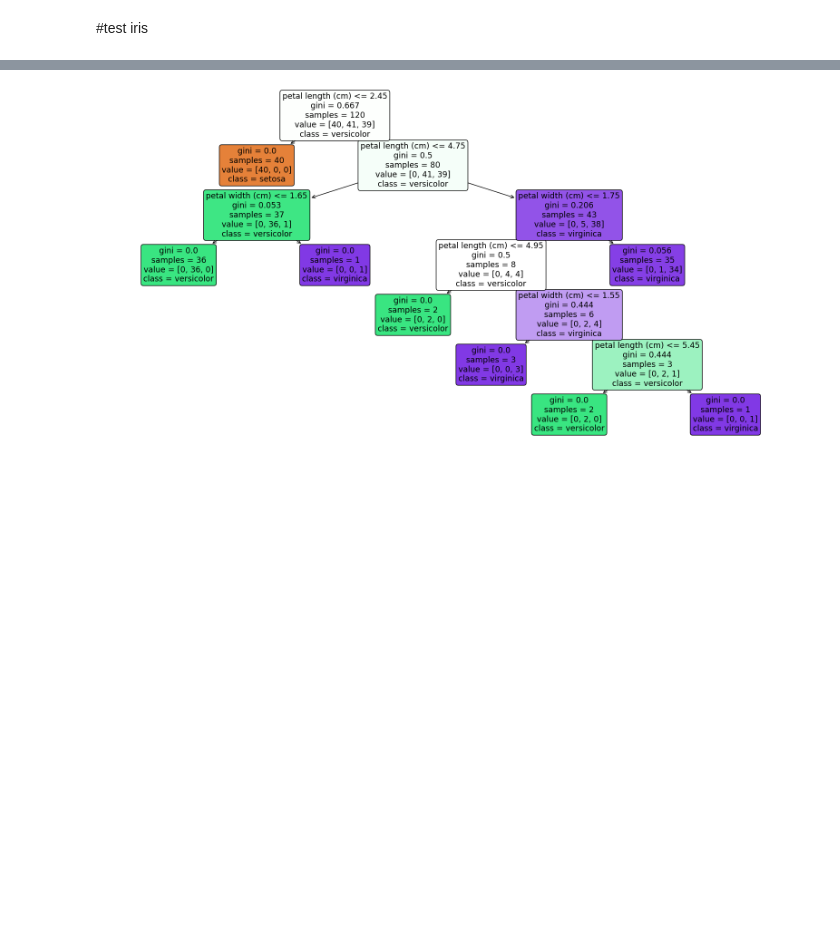
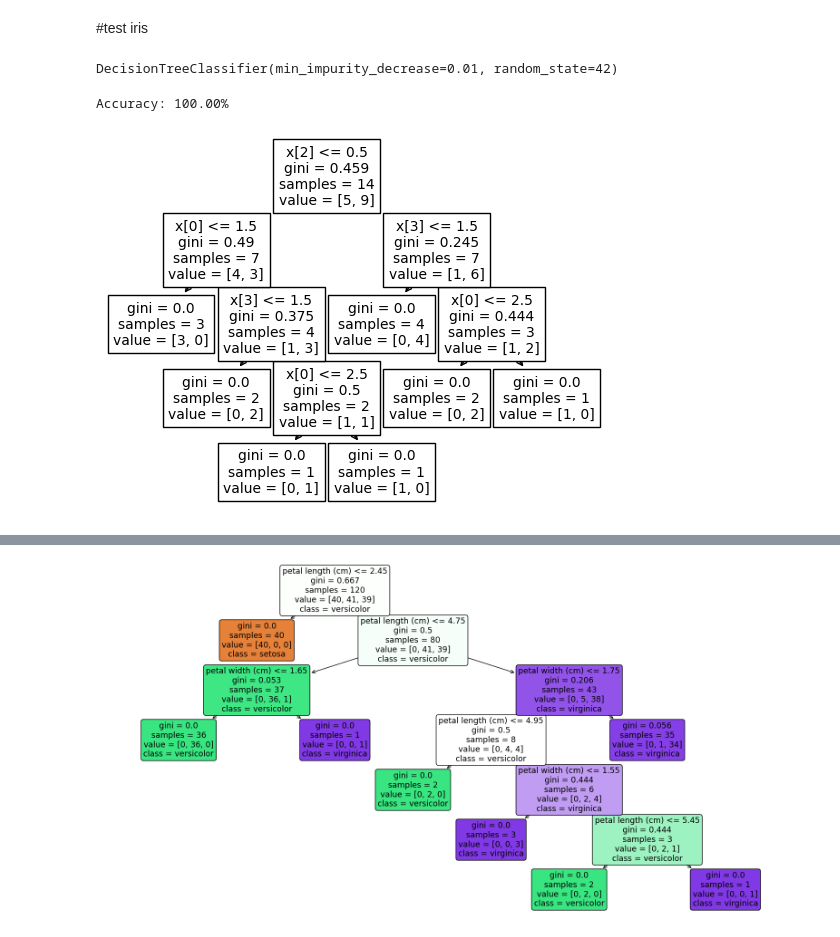
Before and after one commit to Tonry12/BSC_DPDM23, a Jupyter notebook: Classificationmin__impurity_decrease.ipynb, the cells around one changed output, grey strips where cells are left out. Saved outputs shown, nothing was run; the diff lists cells and outputs as text; code cells hidden in the pictures; blank space fills up the shorter version.

```diff
--- a/Classificationmin__impurity_decrease.ipynb
+++ b/Classificationmin__impurity_decrease.ipynb
@@ -392,0 +137,12 @@ The selected attiribute is:  age
+# %%
+X = df2.iloc[:,:-1]
+y = df2.iloc[:,-1]
+# %%
+min_impurity_decrease_value = 0.01  # Example value, adjust based on your needs
+clf = DecisionTreeClassifier(min_impurity_decrease=min_impurity_decrease_value, random_state=42)
+# %%
+model = DecisionTreeClassifier(min_impurity_decrease=min_impurity_decrease_value, random_state=42)
+# %%
+model.fit(X, y)
+# %% [output]
+DecisionTreeClassifier(min_impurity_decrease=0.01, random_state=42)
@@ -392,0 +151,5 @@ The selected attiribute is:  age
+# %%
+accuracy = accuracy_score(y, predictions)
+print(f"Accuracy: {accuracy*100:.2f}%")
+# %% [output]
+Accuracy: 100.00%
@@ -392,0 +158,4 @@ The selected attiribute is:  age
+# %%
+tree.plot_tree(model);
+# %% [output]
+[figure, added]
```
Also changed, not shown: parts of 62 cells of this notebook.
